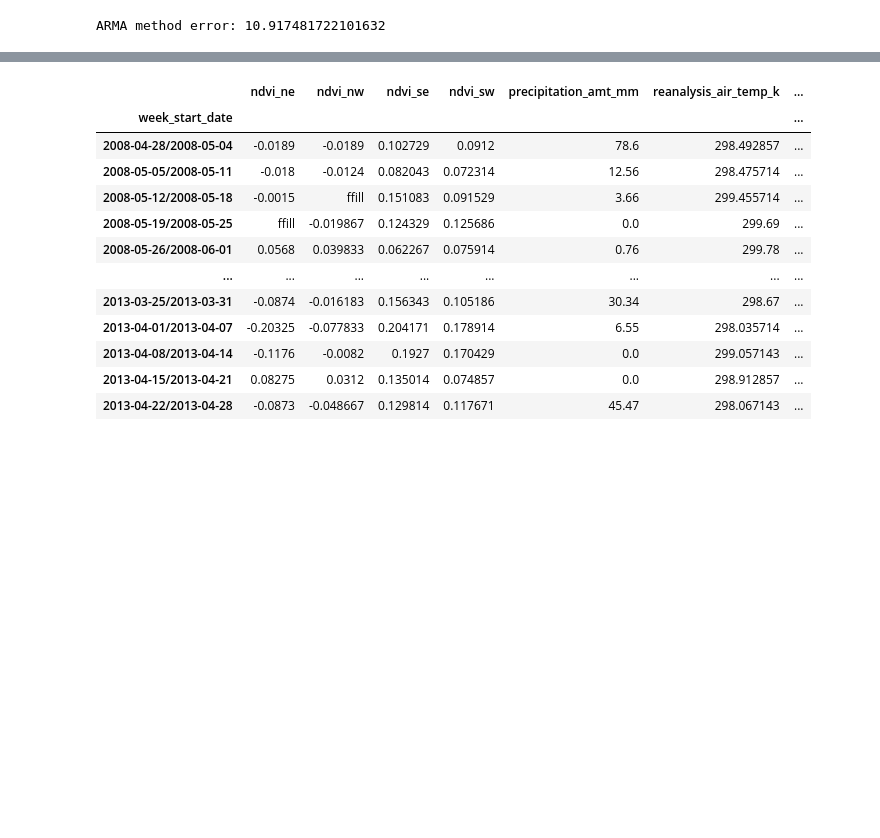
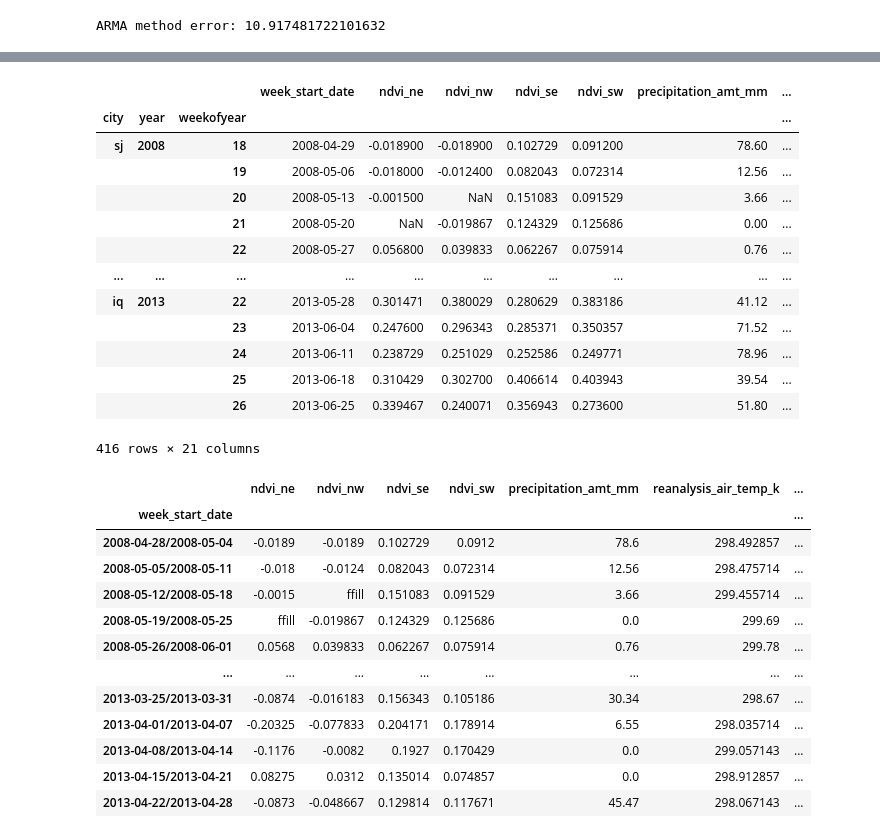
Before and after one commit to BryanGonzalez262/Dengue_DS, a Jupyter notebook: Code/tutorial.ipynb, the cells around one changed output, grey strips where cells are left out. Cells and saved outputs as stored; diff of their text form; code cells hidden in the pictures; blank space fills up the shorter version.

```diff
--- a/Code/tutorial.ipynb
+++ b/Code/tutorial.ipynb
@@ -137,13 +157,3 @@ class DengueData:
             sns.heatmap(loadings_df, ax=ax[0])
             ax[0].set_title("Loading")
             ax[1].set_title("Skree - Unexplained Variance")
-# %%
-#TODO: Add methods to interpolate based on time, or polynomial e.g. quadratic, cubic, etc.
-dat = DengueData()
-X =dat.features
-idx = X.index
-X.reset_index(drop=True, inplace=True)
-X.index=idx.get_level_values('week_start_date')
-X.interpolate(method='time', axis=0, inplace=True)
-X.index = idx
-X
@@ -183,4 +159,0 @@ dat.features
-# %%
-dat = DengueData(impute='linear')
-ft, lt, fy, ly = dat.split_train_test(city='sj', intercept=True)
-ft
@@ -204,7 +162,7 @@ ft
 ## with all features
 # %%
 
-for mtd in ['mean', 'median','linear', 'bfill', 'ffill', 'KNN']:
+for mtd in ['mean', 'median','linear','quadratic', 'cubic', 'time', 'bfill', 'ffill', 'KNN']:
     errs = []
     for cc in ['sj', 'iq']:
         dat = DengueData(impute=mtd)
@@ -320,5 +284,5 @@ for cc in ['sj', 'iq']:
     ARMAmodel = sm.tsa.statespace.SARIMAX(endog=y_train, exog=x_train,  order=(1,0, 1))
     res = ARMAmodel.fit()
     # generating predictions
-    y_pred = res.predict(start=x_test.index[0], end=x_test.index[-1], exog=x_test)
+    y_pred = res.forecast(steps=len(x_test), exog=x_test)  #res.predict(start=x_test.index[0], end=x_test.index[-1], exog=x_test)
     preds.append(y_pred)
@@ -344,3 +289,35 @@ x_train
+# %%
+#np.concatenate(errs)
+#errs[1].shape
+def make_submission(preds, filename):
+    """
+    preds is a list of length 2, (one for each city) of pandas Series.
+    Each series contains the output of the prediction
+    """
+    x_test = pd.read_csv('../Data/dengue_features_test.csv', index_col=[0, 1, 2])
+    xx = preds[0].append(preds[1])
+    xx.reset_index(drop=True, inplace=True)
+    xx.index = x_test.index
+    xx = pd.DataFrame(xx)
+    xx.rename(columns={'predicted_mean': 'total_cases'}, inplace=True)
+    xx.total_cases = [int(round(tc)) for tc in xx.total_cases]
+    xx.to_csv('../Data/'+filename, sep=',')
+    return
+# %% [output]
+|  |  |  | week_start_date | ndvi_ne | ndvi_nw | ndvi_se | ndvi_sw | precipitation_amt_mm | ... |
+| city | year | weekofyear |  |  |  |  |  |  | ... |
+| sj | 2008 | 18 | 2008-04-29 | -0.018900 | -0.018900 | 0.102729 | 0.091200 | 78.60 | ... |
+|  |  | 19 | 2008-05-06 | -0.018000 | -0.012400 | 0.082043 | 0.072314 | 12.56 | ... |
+|  |  | 20 | 2008-05-13 | -0.001500 | NaN | 0.151083 | 0.091529 | 3.66 | ... |
+|  |  | 21 | 2008-05-20 | NaN | -0.019867 | 0.124329 | 0.125686 | 0.00 | ... |
+|  |  | 22 | 2008-05-27 | 0.056800 | 0.039833 | 0.062267 | 0.075914 | 0.76 | ... |
+| ... | ... | ... | ... | ... | ... | ... | ... | ... | ... |
+| iq | 2013 | 22 | 2013-05-28 | 0.301471 | 0.380029 | 0.280629 | 0.383186 | 41.12 | ... |
+|  |  | 23 | 2013-06-04 | 0.247600 | 0.296343 | 0.285371 | 0.350357 | 71.52 | ... |
+|  |  | 24 | 2013-06-11 | 0.238729 | 0.251029 | 0.252586 | 0.249771 | 78.96 | ... |
+|  |  | 25 | 2013-06-18 | 0.310429 | 0.302700 | 0.406614 | 0.403943 | 39.54 | ... |
+|  |  | 26 | 2013-06-25 | 0.339467 | 0.240071 | 0.356943 | 0.273600 | 51.80 | ... |
+416 rows × 21 columns
 # %%
 wk = x_test[['year', 'weekofyear']]
 x_test.drop(['year', 'weekofyear'], axis=1, inplace=True)
```
Also changed, not shown: parts of 11 cells of this notebook.
